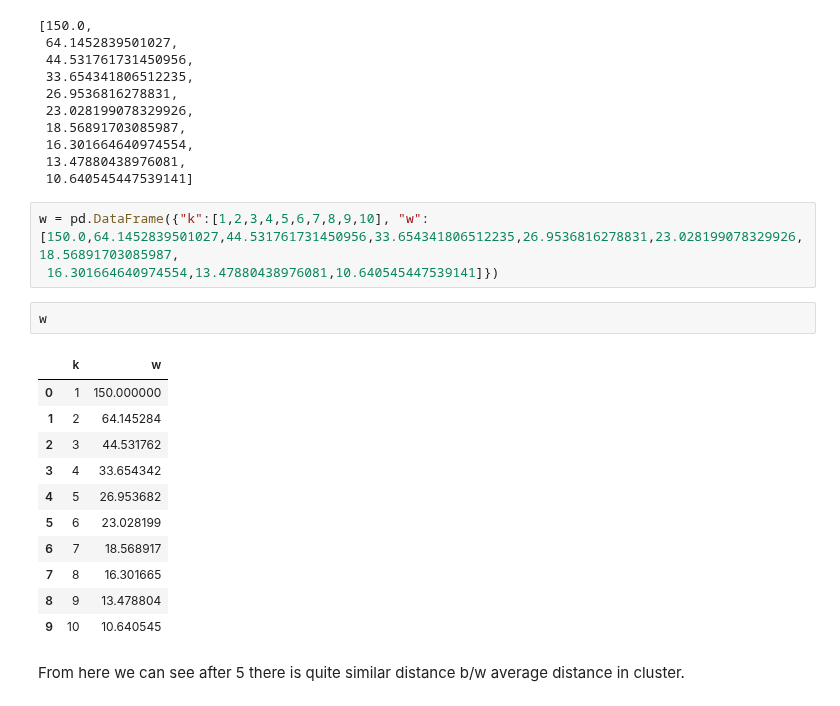
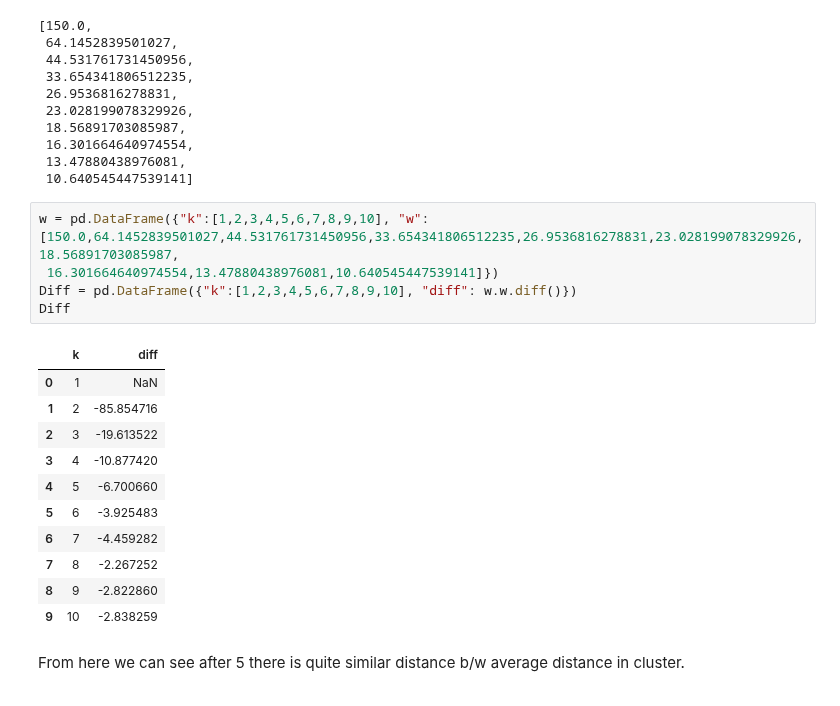
Before and after one commit to manasik29/Clustering-on-Universities-data-to-make-clusters-of-similar-universities, a Jupyter notebook: Clustering.ipynb, the cells around one changed output. Cells and saved outputs as stored; diff of their text form.

```diff
--- a/Clustering.ipynb
+++ b/Clustering.ipynb
@@ -298,20 +298,20 @@ wcss
 # %%
 w = pd.DataFrame({"k":[1,2,3,4,5,6,7,8,9,10], "w":[150.0,64.1452839501027,44.531761731450956,33.654341806512235,26.9536816278831,23.028199078329926,18.56891703085987,
  16.301664640974554,13.47880438976081,10.640545447539141]})
+Diff = pd.DataFrame({"k":[1,2,3,4,5,6,7,8,9,10], "diff": w.w.diff()})
+Diff
+# %% [output]
+|  | k | diff |
+| 0 | 1 | NaN |
+| 1 | 2 | -85.854716 |
+| 2 | 3 | -19.613522 |
+| 3 | 4 | -10.877420 |
+| 4 | 5 | -6.700660 |
+| 5 | 6 | -3.925483 |
+| 6 | 7 | -4.459282 |
+| 7 | 8 | -2.267252 |
+| 8 | 9 | -2.822860 |
+| 9 | 10 | -2.838259 |
-# %%
-w
-# %% [output]
-|  | k | w |
-| 0 | 1 | 150.000000 |
-| 1 | 2 | 64.145284 |
-| 2 | 3 | 44.531762 |
-| 3 | 4 | 33.654342 |
-| 4 | 5 | 26.953682 |
-| 5 | 6 | 23.028199 |
-| 6 | 7 | 18.568917 |
-| 7 | 8 | 16.301665 |
-| 8 | 9 | 13.478804 |
-| 9 | 10 | 10.640545 |
 # %% [markdown]
 From here we can see after 5 there is quite similar distance b/w average distance in cluster.
 # %%
```
